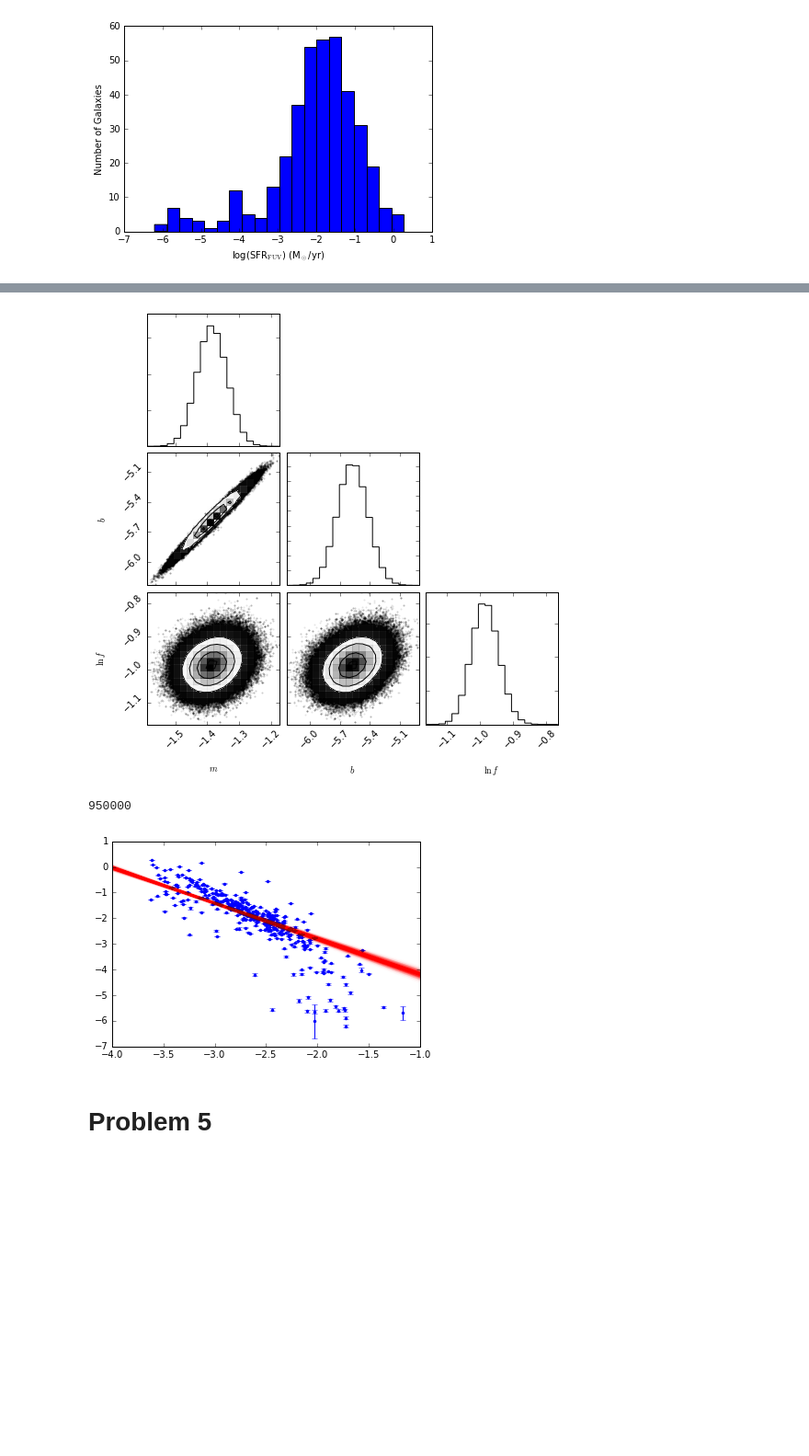
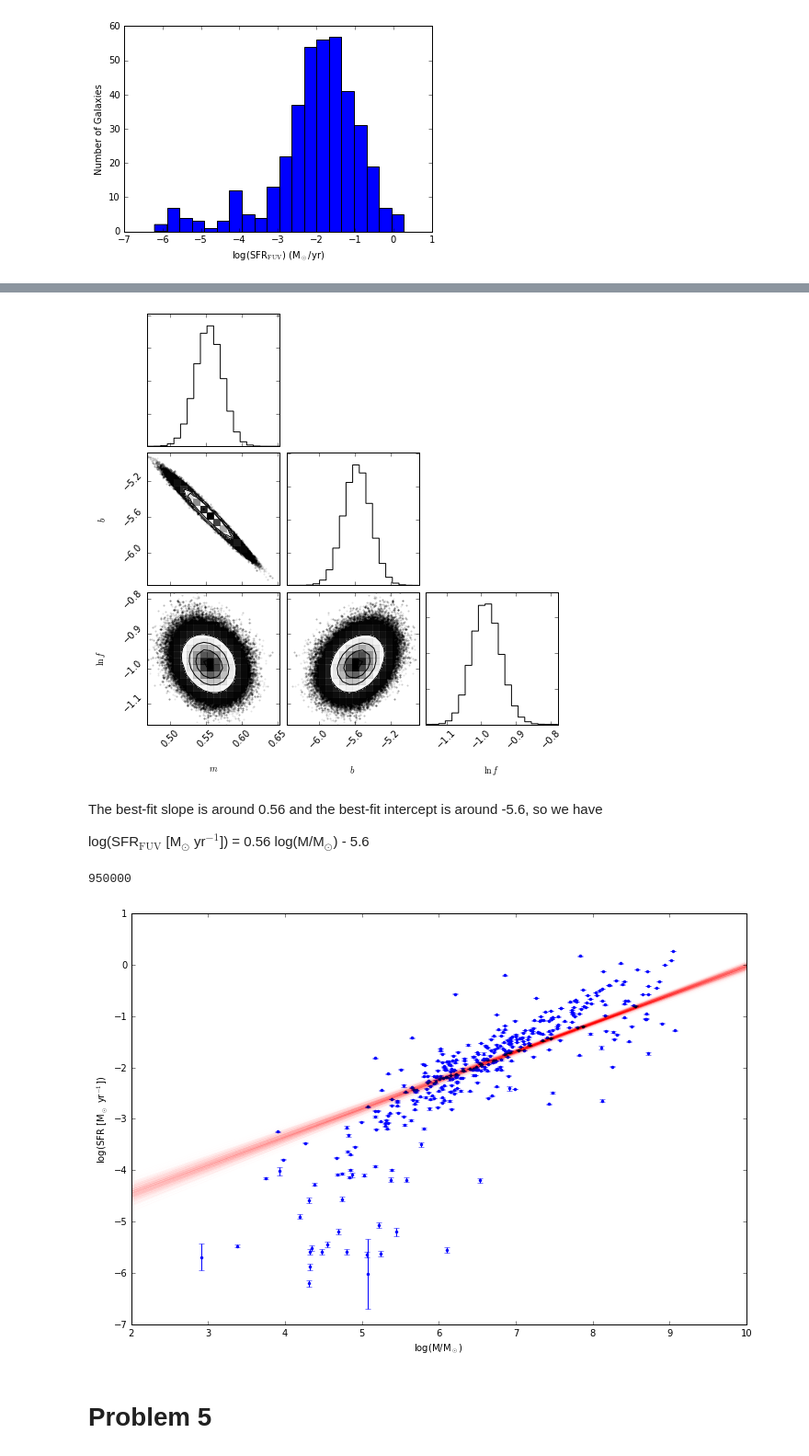
Before and after one commit to emolter/Ay250, a Jupyter notebook: hw5.ipynb, the cells around one changed output, grey strips where cells are left out. Shown: that part at 92% size. Cells and saved outputs as stored; diff of their text form; code cells hidden in the pictures; blank space fills up the shorter version.

```diff
--- a/hw5.ipynb
+++ b/hw5.ipynb
@@ -88,3 +88,4 @@ This is nearly exactly equal to the value in Kennicutt.  My result is smaller th
 # Problem 2
 # %%
 b_sp = float(sp.get_mags(bands=['b'],tage=13.7))
+L_sp = 10**(-0.4*b_sp)
@@ -94,0 +92,3 @@ print(b_sp)
+# %%
+b_sp = np.log10(L_sp)
+print(b_sp)
@@ -174,7 +174,7 @@ def lnlike(theta, x, y, yerr):
 
 def lnprior(theta):
     m, b, lnf = theta
-    if -5.0 < m < -1.0 and -20.0 < b < 0.0 and -10.0 < lnf < 10.0:
+    if 0.1 < m < 2.0 and -20.0 < b < 0.0 and -10.0 < lnf < 10.0:
         return 0.0
     return -np.inf
 
@@ -185,7 +185,7 @@ def lnprob(theta, x, y, yerr):
     return lp + lnlike(theta, x, y, yerr)
 
 ndim, nwalkers = 3, 100
-pos = [[-2.0,-10.0,0.0] + 1e-2*np.random.randn(ndim) for i in range(nwalkers)]
+pos = [[1.0,-10.0,0.0] + 1e-2*np.random.randn(ndim) for i in range(nwalkers)]
 
 sampler = emcee.EnsembleSampler(nwalkers, ndim, lnprob, args=(Mstar_u, logsfr_fuv, logsfr_err))
 # %%
@@ -213,28 +213,33 @@ samples = sampler.chain[:, 500:, :].reshape((-1, ndim))
 
 fig = corner.corner(samples, labels=["$m$", "$b$", "$\ln\,f$"]) #truths=[m_true, b_true, np.log(f_true)])
 # %% [output]
-[figure, old version]
+[figure, new version]
+# %% [markdown]
+The best-fit slope is around 0.56 and the best-fit intercept is around -5.6, so we have
+
+log(SFR$_\textrm{FUV}$ [M$_\odot$ yr$^{-1}$]) = 0.56 log(M/M$_\odot$) - 5.6
 # %%
 nsamp = len(samples)
 print(nsamp)
 # %% [output]
 950000
 # %%
-fig, ax = plt.subplots()
+fig, ax = plt.subplots(figsize=(12.0,8.0))
 ax.errorbar(Mstar_u,logsfr_fuv,yerr=logsfr_err,linestyle='',marker='.')
 
 xs = ax.get_xlim()
 
 for j in range(1000):
     spl = samples[np.random.randint(0,nsamp)]
     thism = spl[0]
     thisb = spl[1]
-    ax.plot([xs[0],xs[1]],[thism*xs[0]+thisb,thism*xs[1]+thisb],color='red',linestyle='-',alpha = 0.01)
+    ax.plot([xs[0],xs[1]],[thism*xs[0]+thisb,thism*xs[1]+thisb],color='red',linestyle='-',alpha = 0.003)
 
-#ax.set_xscale("log")
-#ax.set_yscale("log")
+
+ax.set_ylabel(r'log(SFR [M$_\odot$ yr$^{-1}$])')
+ax.set_xlabel(r'log(M/M$_\odot$)')
 plt.show()
 # %% [output]
-[figure, old version]
+[figure, new version]
 # %% [markdown]
 # Problem 5
```
Also changed, not shown: parts of 8 cells of this notebook.
